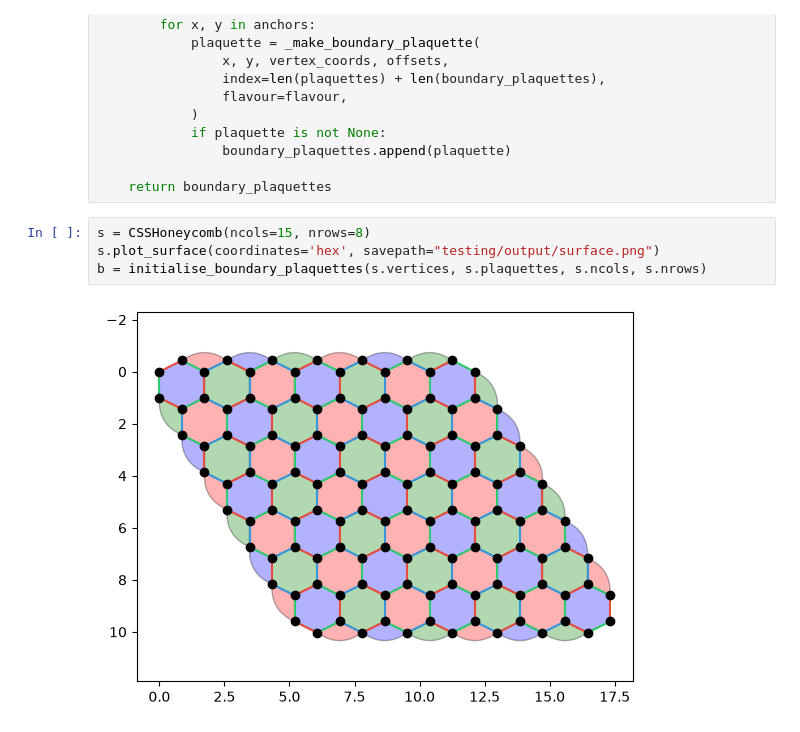
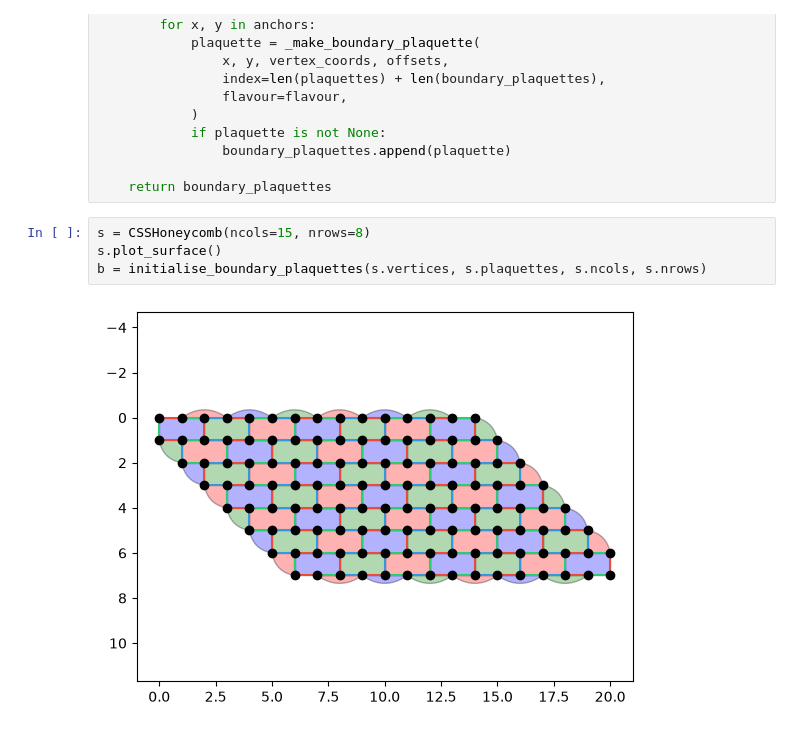
Before and after one commit to OliverRedhead/Floquet-Codes-Preparing-Magic-States, a Jupyter notebook: CSS_honeycomb/testing/diag_surface_testing.ipynb, the cells around one changed output. Saved outputs shown, nothing was run; the diff lists cells and outputs as text.

```diff
--- a/CSS_honeycomb/testing/diag_surface_testing.ipynb
+++ b/CSS_honeycomb/testing/diag_surface_testing.ipynb
@@ -373,7 +372,7 @@ def initialise_boundary_plaquettes(vertices, plaquettes, ncols, nrows):
     return boundary_plaquettes
 # %%
 s = CSSHoneycomb(ncols=15, nrows=8)
-s.plot_surface(coordinates='hex', savepath="testing/output/surface.png")
+s.plot_surface()
 b = initialise_boundary_plaquettes(s.vertices, s.plaquettes, s.ncols, s.nrows)
 # %% [output]
-[figure, old version]
+[figure, new version]
```
Also changed, not shown: parts of 2 cells of this notebook, 4 other files.
